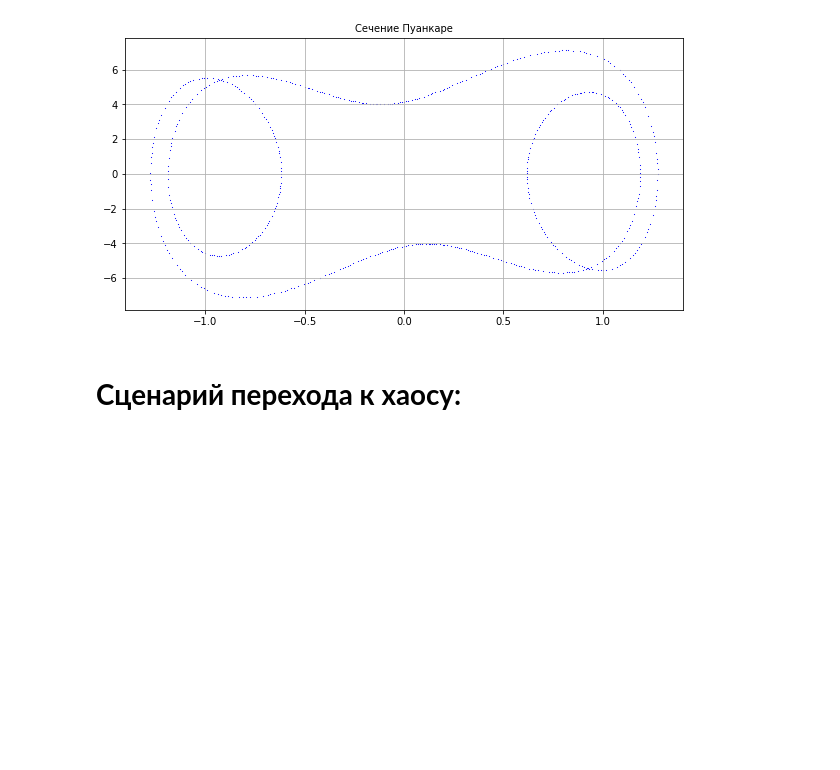
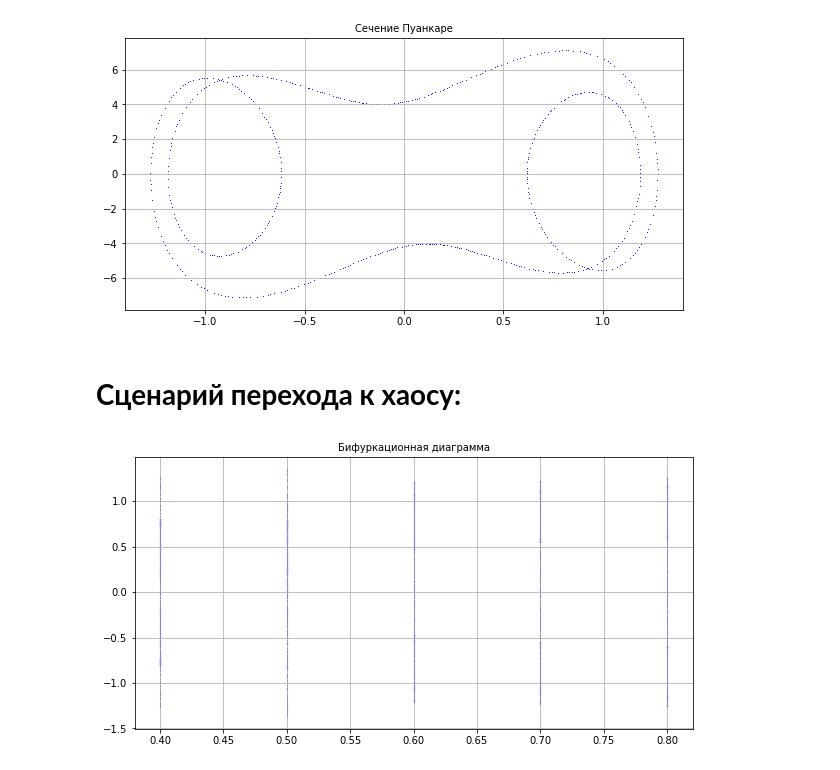
Before and after one commit to mainarel/NDS_labs, a Jupyter notebook: Lab3.ipynb, the cells around one changed output. Drawn from its saved outputs; the diff is of its cells as text; code cells hidden in the pictures; blank space fills up the shorter version.

```diff
--- a/Lab3.ipynb
+++ b/Lab3.ipynb
@@ -147,13 +147,15 @@ graph(x_plot1, x_dot_plot1, title="Сечение Пуанкаре", xlim=(-0.5,
 # %%
 X_plot = []
 f_plot = []
 
-for f in np.arange(0.8, 0.9, 0.01):
+for f in np.arange(0.4, 0.9, 0.1):
     x_plot, x_dot_plot = Runge_Kutta_method(t_plot, F, u_0, u_der_0, f)
     x_plot1, _ = poincare_section(t_plot, x_plot, x_dot_plot, T)
 
     f_plot.append([f for _ in range(len(x_plot1))])
     X_plot.append(x_plot1)
 
 graph(f_plot, X_plot,
       xlabel="f", ylabel="x",  title="Бифуркационная диаграмма")
+# %% [output]
+[figure, added]
```
Also changed, not shown: parts of 1 cell of this notebook.
